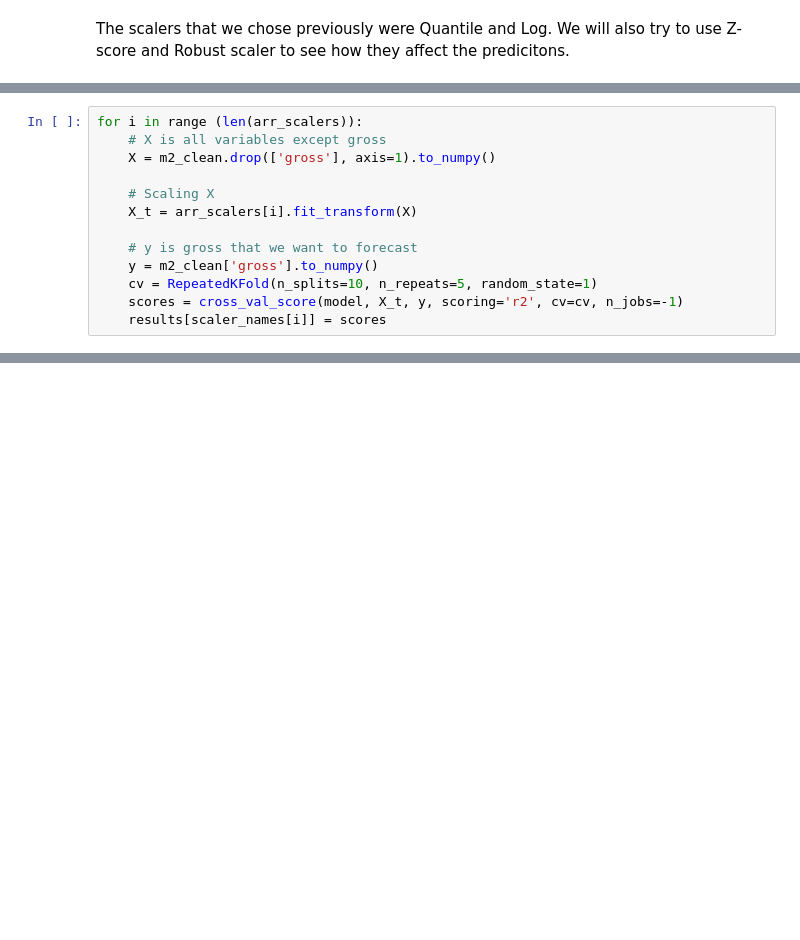
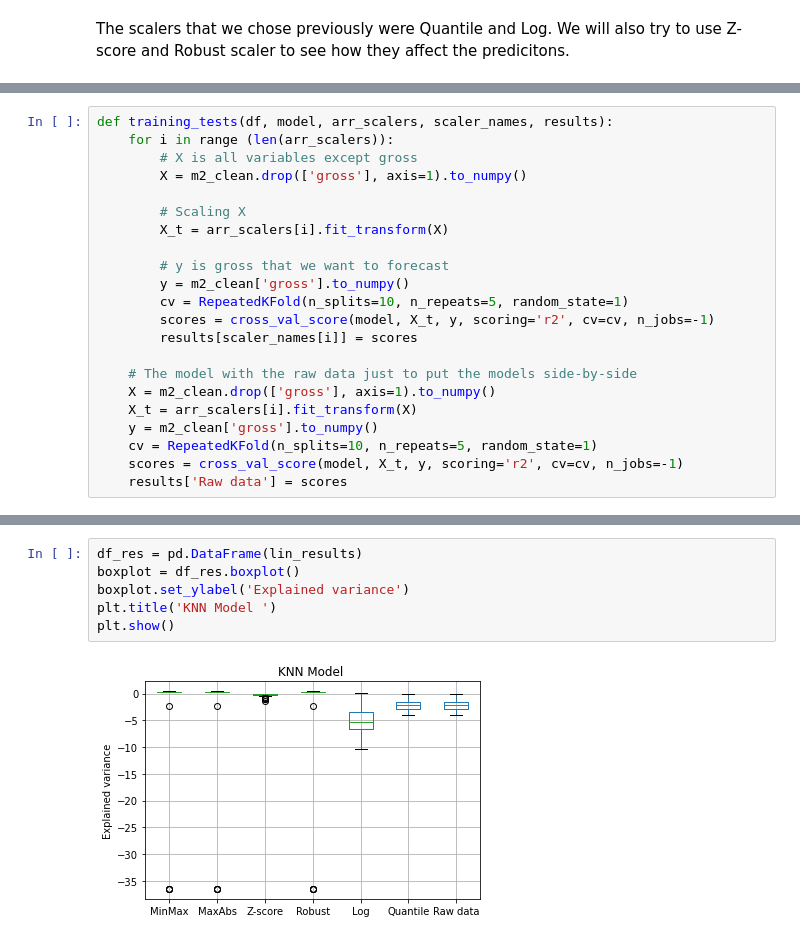
Before and after one commit to dchicasduena/COMP3400_Project, a Jupyter notebook: Iteration 2/Project2.ipynb, the cells around one changed output, grey strips where cells are left out. Cells and saved outputs as stored; diff of their text form; blank space fills up the shorter version.

```diff
--- a/Iteration 2/Project2.ipynb
+++ b/Iteration 2/Project2.ipynb
@@ -320,13 +318,22 @@ model = KNeighborsClassifier(n_neighbors=73)
 # %%
-for i in range (len(arr_scalers)):
-    # X is all variables except gross
+def training_tests(df, model, arr_scalers, scaler_names, results):
+    for i in range (len(arr_scalers)):
+        # X is all variables except gross
+        X = m2_clean.drop(['gross'], axis=1).to_numpy()
+
+        # Scaling X
+        X_t = arr_scalers[i].fit_transform(X)
+
+        # y is gross that we want to forecast
+        y = m2_clean['gross'].to_numpy()
+        cv = RepeatedKFold(n_splits=10, n_repeats=5, random_state=1)
+        scores = cross_val_score(model, X_t, y, scoring='r2', cv=cv, n_jobs=-1)
+        results[scaler_names[i]] = scores
+
+    # The model with the raw data just to put the models side-by-side
     X = m2_clean.drop(['gross'], axis=1).to_numpy()
-
-    # Scaling X
     X_t = arr_scalers[i].fit_transform(X)
-
-    # y is gross that we want to forecast
     y = m2_clean['gross'].to_numpy()
     cv = RepeatedKFold(n_splits=10, n_repeats=5, random_state=1)
     scores = cross_val_score(model, X_t, y, scoring='r2', cv=cv, n_jobs=-1)
-    results[scaler_names[i]] = scores
+    results['Raw data'] = scores
@@ -348,0 +379,8 @@ plt.show()
+# %%
+df_res = pd.DataFrame(lin_results)
+boxplot = df_res.boxplot()
+boxplot.set_ylabel('Explained variance')
+plt.title('KNN Model ')
+plt.show()
+# %% [output]
+[figure, added]
```
Also changed, not shown: parts of 16 cells of this notebook.
